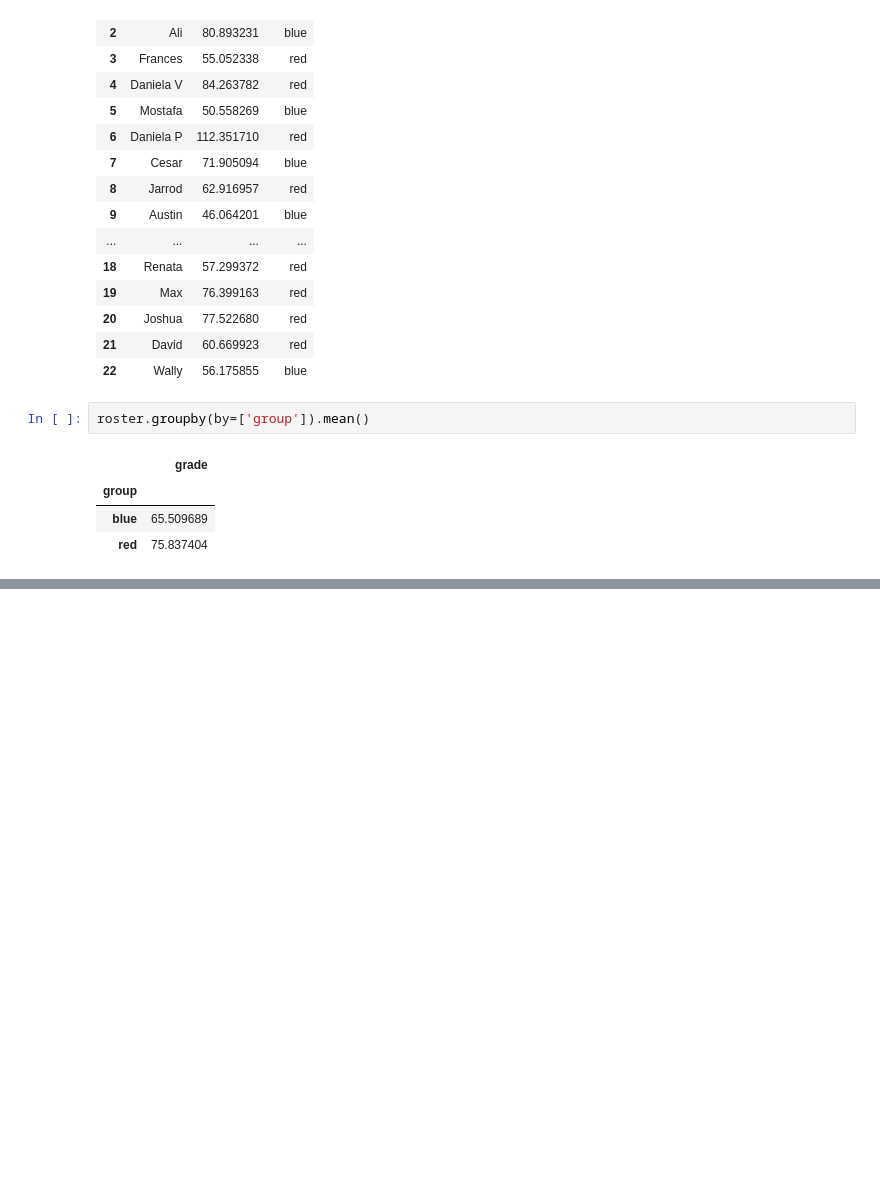
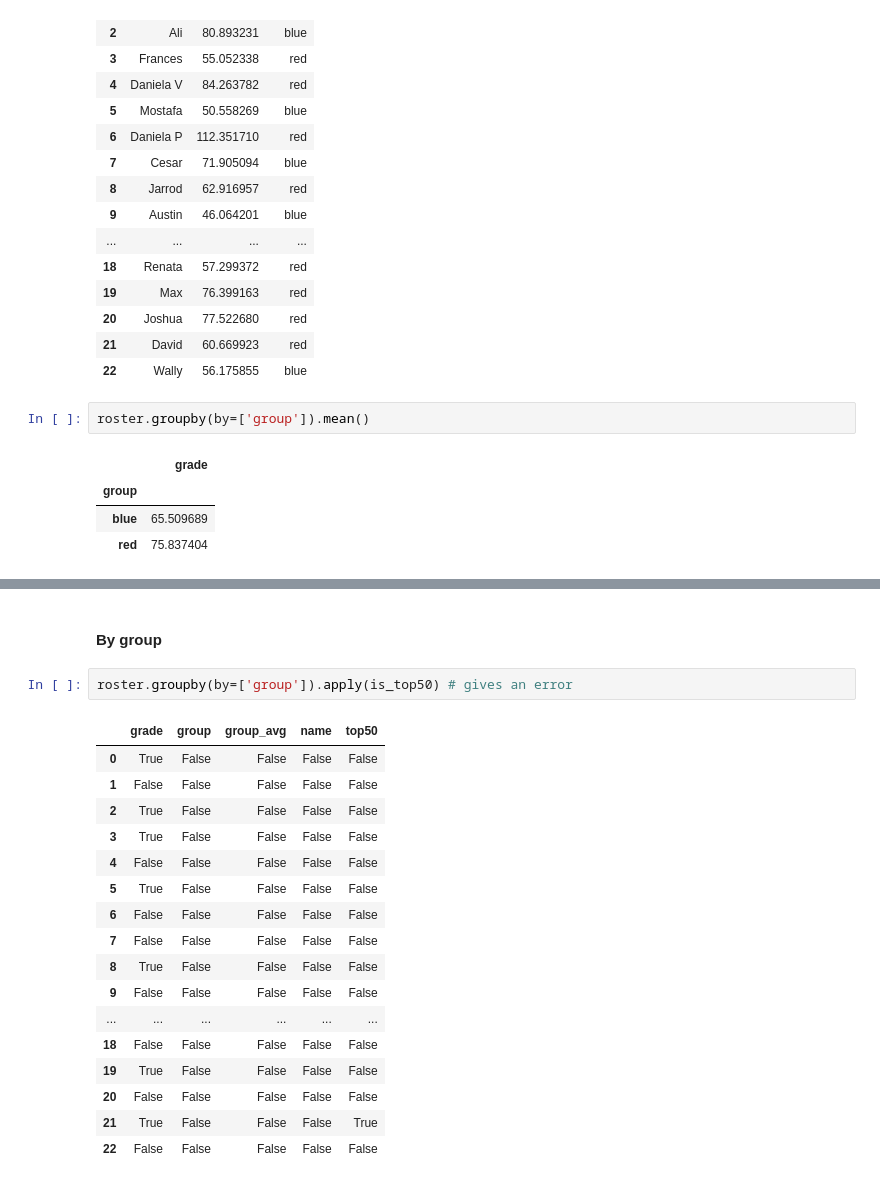
Before and after one commit to austinknies/python_workshop, a Jupyter notebook: pandas_intro.ipynb, the cells around one changed output, grey strips where cells are left out. Drawn from its saved outputs; the diff is of its cells as text; blank space fills up the shorter version.

```diff
--- a/pandas_intro.ipynb
+++ b/pandas_intro.ipynb
@@ -289,0 +360,22 @@ roster.groupby(by=['group']).mean()
+# %% [markdown]
+#### By group
+# %%
+roster.groupby(by=['group']).apply(is_top50) # gives an error
+# %% [output]
+|  | grade | group | group_avg | name | top50 |
+| 0 | True | False | False | False | False |
+| 1 | False | False | False | False | False |
+| 2 | True | False | False | False | False |
+| 3 | True | False | False | False | False |
+| 4 | False | False | False | False | False |
+| 5 | True | False | False | False | False |
+| 6 | False | False | False | False | False |
+| 7 | False | False | False | False | False |
+| 8 | True | False | False | False | False |
+| 9 | False | False | False | False | False |
+| ... | ... | ... | ... | ... | ... |
+| 18 | False | False | False | False | False |
+| 19 | True | False | False | False | False |
+| 20 | False | False | False | False | False |
+| 21 | True | False | False | False | True |
+| 22 | False | False | False | False | False |
```
Also changed, not shown: parts of 30 cells of this notebook, 3 other files.
